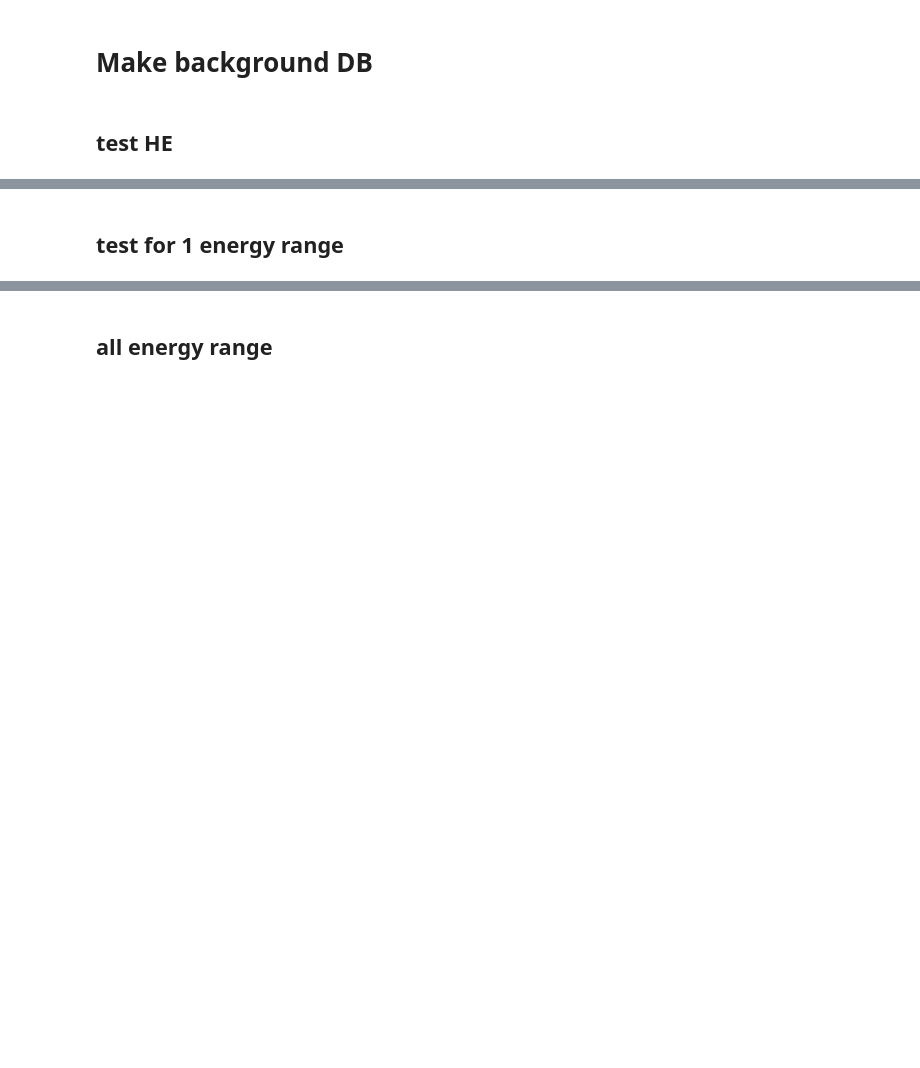
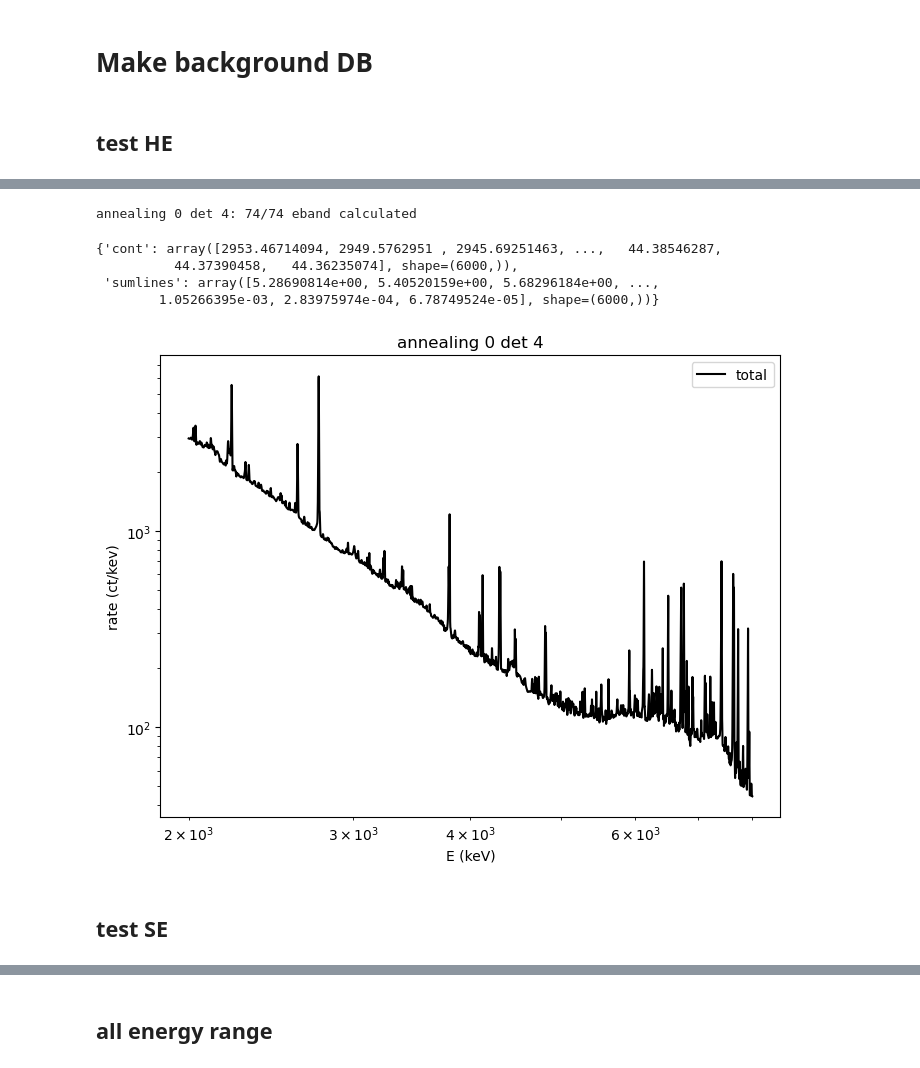
Before and after one commit to tristanbouchet/spibackground, a Jupyter notebook: test_background.ipynb, the cells around one changed output, grey strips where cells are left out. Saved outputs shown, nothing was run; the diff lists cells and outputs as text; code cells hidden in the pictures; blank space fills up the shorter version.

```diff
--- a/test_background.ipynb
+++ b/test_background.ipynb
@@ -28,5 +50,14 @@ array([ 2.78088330e+03, -2.64273237e+00,  3.12576608e+01,  2.00113539e+03,
+# %%
+bkg_full.calc_spec_pid_det(0,4,True)
+# %% [output]
+annealing 0 det 4: 74/74 eband calculated
+{'cont': array([2953.46714094, 2949.5762951 , 2945.69251463, ...,   44.38546287,
+          44.37390458,   44.36235074], shape=(6000,)),
+ 'sumlines': array([5.28690814e+00, 5.40520159e+00, 5.68296184e+00, ...,
+        1.05266395e-03, 2.83975974e-04, 6.78749524e-05], shape=(6000,))}
+[figure, added]
 # %% [markdown]
-## test for 1 energy range
+## test SE
 # %%
 # spec_param_dir = '/data1/ipp_afs_mirror/integral/data/databases/spi_line_db/data/save/0043-2877'
 evt_type='SE'
```
Also changed, not shown: parts of 7 cells of this notebook, 2 other files.
